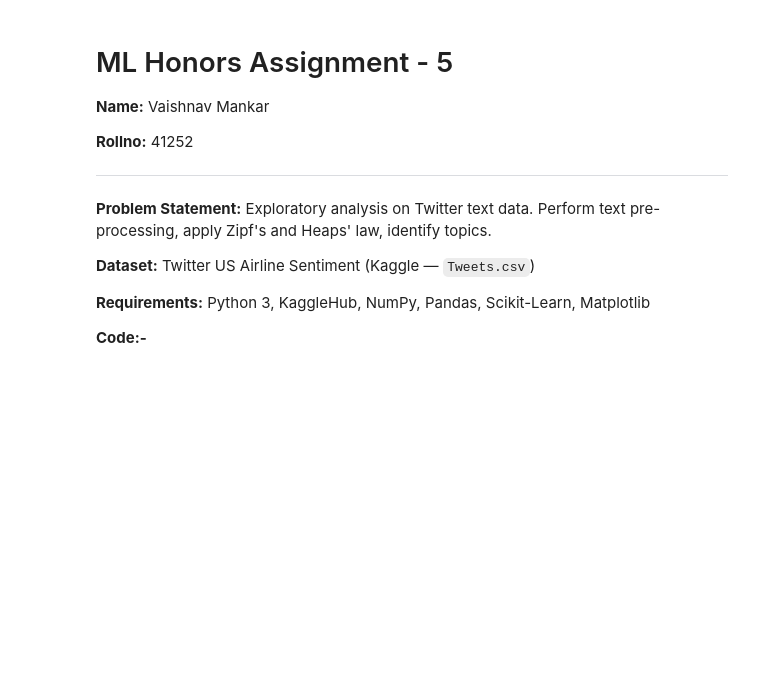
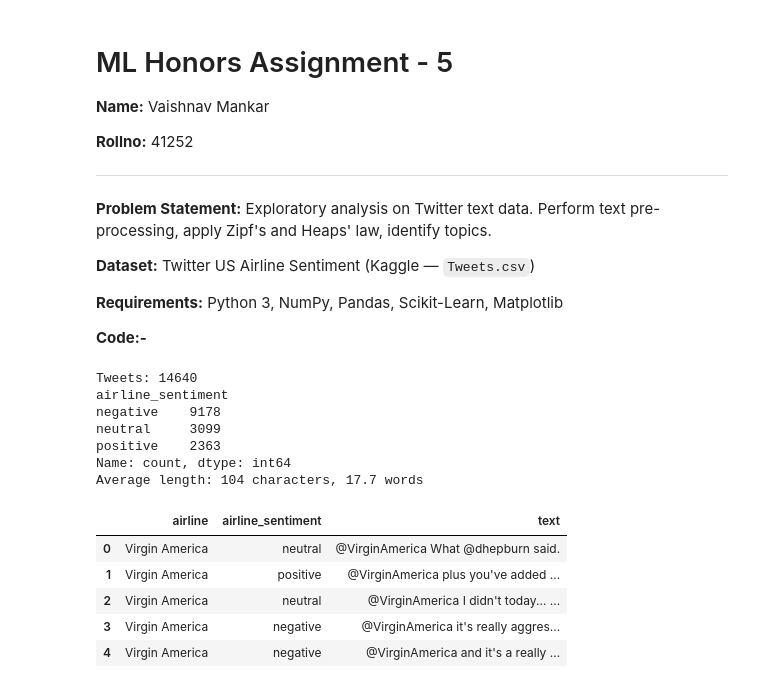
Before and after one commit to beprojectpict2026-arch/shiny-potato, a Jupyter notebook: ml-honors-code/a5.ipynb, the cells around one changed output. Saved outputs shown, nothing was run; the diff lists cells and outputs as text; code cells hidden in the pictures; blank space fills up the shorter version.

Commit message:
new dataset

```diff
--- a/ml-honors-code/a5.ipynb
+++ b/ml-honors-code/a5.ipynb
@@ -11,6 +11,6 @@
 
 **Dataset:** Twitter US Airline Sentiment (Kaggle — `Tweets.csv`)
 
-**Requirements:** Python 3, KaggleHub, NumPy, Pandas, Scikit-Learn, Matplotlib
+**Requirements:** Python 3, NumPy, Pandas, Scikit-Learn, Matplotlib
 
 **Code:-**
@@ -19,20 +17,32 @@
 # %%
 import re
 from collections import Counter
 import numpy as np
 import pandas as pd
 import matplotlib.pyplot as plt
-import kagglehub
 from sklearn.decomposition import LatentDirichletAllocation
 from sklearn.feature_extraction.text import ENGLISH_STOP_WORDS, CountVectorizer
 
-path = kagglehub.dataset_download("crowdflower/twitter-airline-sentiment")
-df = pd.read_csv(f"{path}/Tweets.csv")
+df = pd.read_csv("data/Tweets.csv")
 tweets = df["text"]
 print("Tweets:", len(tweets))
 print(df["airline_sentiment"].value_counts())
 print(f"Average length: {tweets.str.len().mean():.0f} characters, {tweets.str.split().str.len().mean():.1f} words")
 display(df[["airline", "airline_sentiment", "text"]].head())
+# %% [output]
+Tweets: 14640
+airline_sentiment
+negative    9178
+neutral     3099
+positive    2363
+Name: count, dtype: int64
+Average length: 104 characters, 17.7 words
+|  | airline | airline_sentiment | text |
+| 0 | Virgin America | neutral | @VirginAmerica What @dhepburn said. |
+| 1 | Virgin America | positive | @VirginAmerica plus you've added ... |
+| 2 | Virgin America | neutral | @VirginAmerica I didn't today... ... |
+| 3 | Virgin America | negative | @VirginAmerica it's really aggres... |
+| 4 | Virgin America | negative | @VirginAmerica and it's a really ... |
 # %%
 def preprocess(text):
     text = re.sub(r"http\S+|@\w+", " ", text.lower())
```
Also changed, not shown: parts of 5 cells of this notebook, 7 other files.
